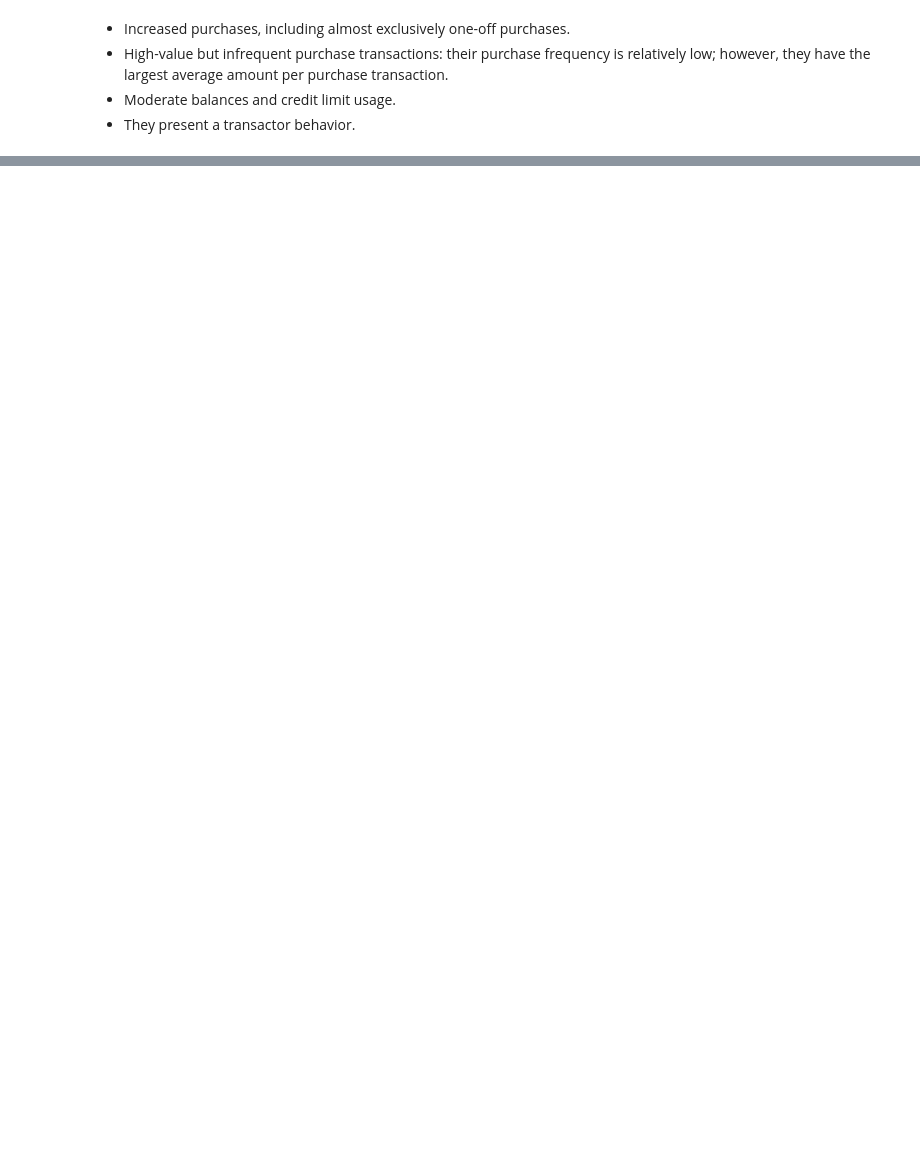
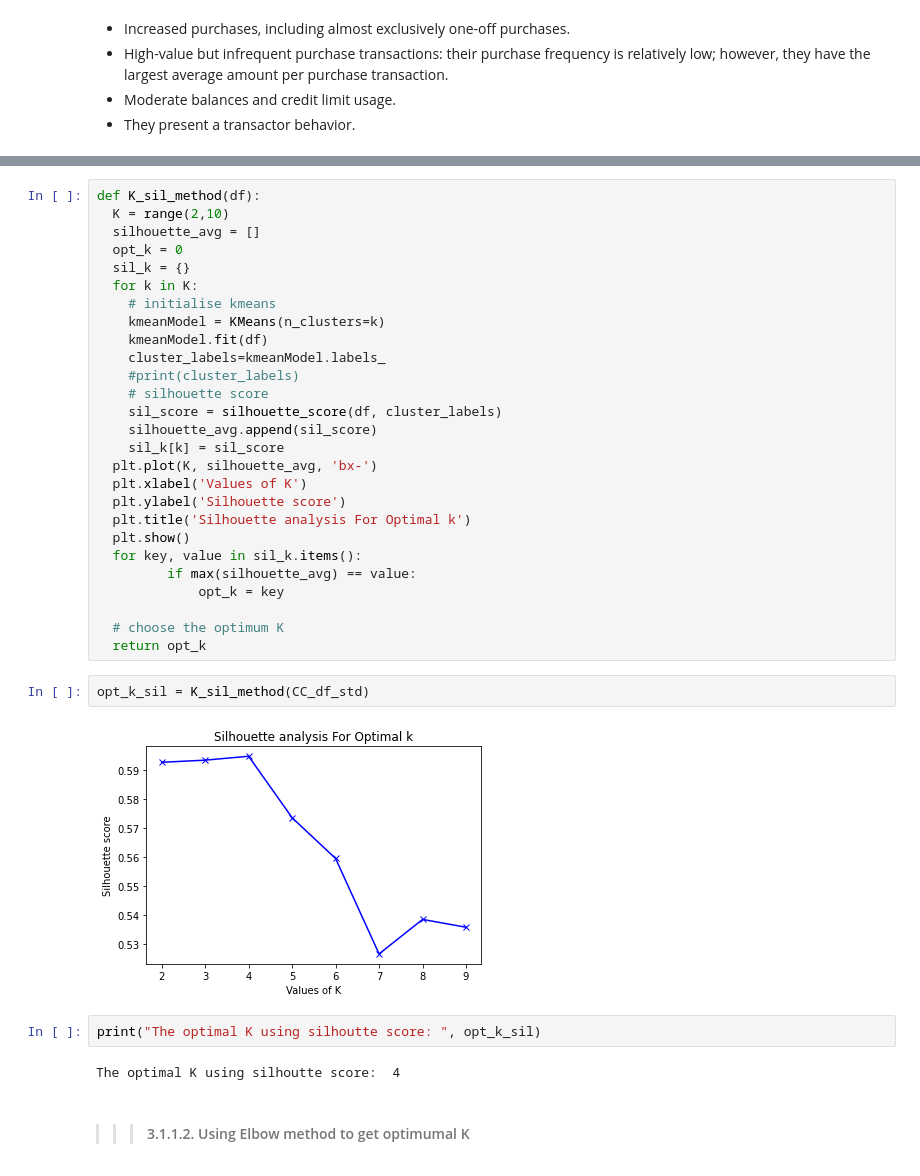
Before and after one commit to DinaZakaria/Credit-Card-Segmentation, a Jupyter notebook: ML2_Project_V04.ipynb, the cells around one changed output, grey strips where cells are left out. Cells and saved outputs as stored; diff of their text form; blank space fills up the shorter version.

```diff
--- a/ML2_Project_V04.ipynb
+++ b/ML2_Project_V04.ipynb
@@ -1518,0 +1684,37 @@ relatively low; however, they have the largest average amount per purchase trans
+# %%
+def K_sil_method(df):
+  K = range(2,10)
+  silhouette_avg = []
+  opt_k = 0
+  sil_k = {}
+  for k in K:
+    # initialise kmeans
+    kmeanModel = KMeans(n_clusters=k)
+    kmeanModel.fit(df)
+    cluster_labels=kmeanModel.labels_
+    #print(cluster_labels)
+    # silhouette score
+    sil_score = silhouette_score(df, cluster_labels)
+    silhouette_avg.append(sil_score)
+    sil_k[k] = sil_score
+  plt.plot(K, silhouette_avg, 'bx-')
+  plt.xlabel('Values of K')
+  plt.ylabel('Silhouette score')
+  plt.title('Silhouette analysis For Optimal k')
+  plt.show()
+  for key, value in sil_k.items():
+         if max(silhouette_avg) == value:
+             opt_k = key
+
+  # choose the optimum K
+  return opt_k
+# %%
+opt_k_sil = K_sil_method(CC_df_std)
+# %% [output]
+[figure, added]
+# %%
+print("The optimal K using silhoutte score: ", opt_k_sil)
+# %% [output]
+The optimal K using silhoutte score:  4
+# %% [markdown]
+>>> #### 3.1.1.2. Using Elbow method to get optimumal K
```
Also changed, not shown: parts of 170 cells of this notebook.
